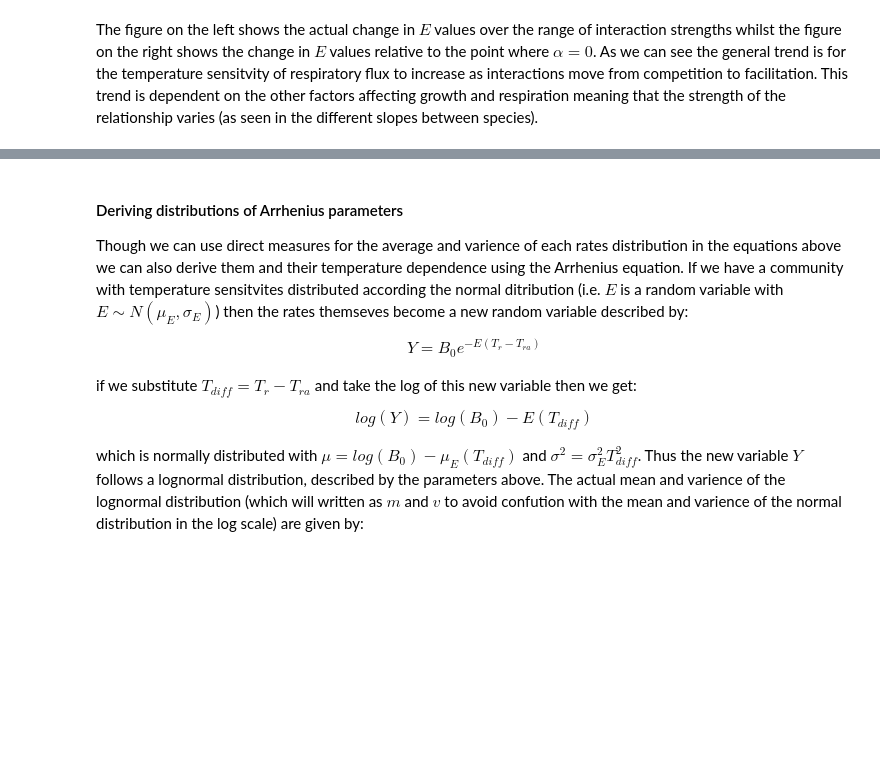
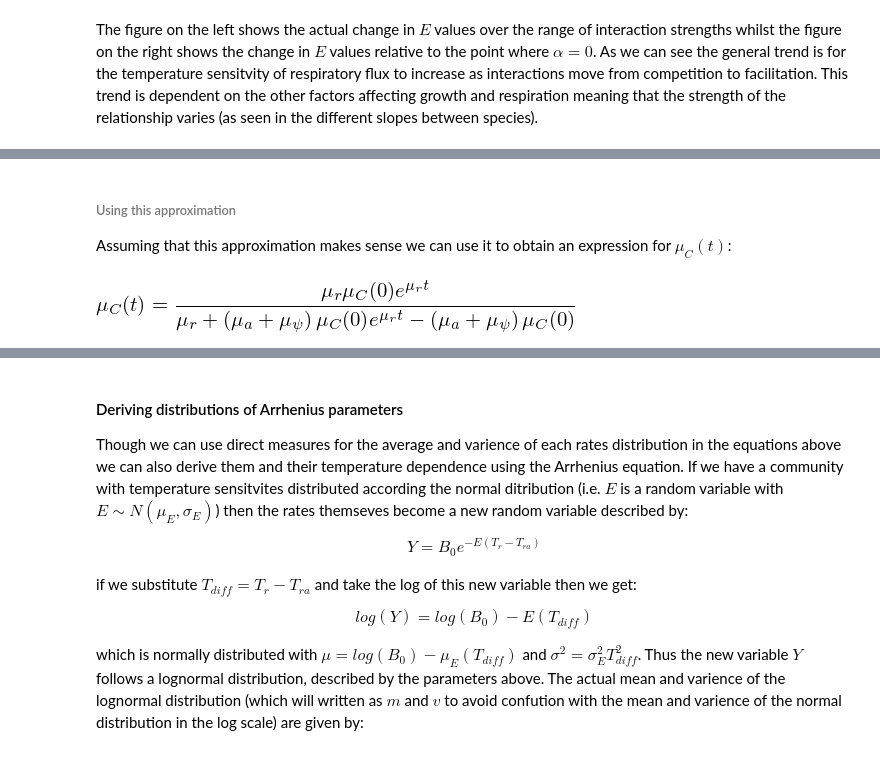
Before and after one commit to CleggTom/Bacteria_EcoFunc, a Jupyter notebook: notebooks/Models_main.ipynb, the cells around one changed output, grey strips where cells are left out. Saved outputs shown, nothing was run; the diff lists cells and outputs as text; code cells hidden in the pictures; blank space fills up the shorter version.

```diff
--- a/notebooks/Models_main.ipynb
+++ b/notebooks/Models_main.ipynb
@@ -498,0 +508,12 @@ and if we assume independence of uptake, respiration and summed interaction stre
+# %% [markdown]
+###### Using this approximation
+Assuming that this approximation makes sense we can use it to obtain an expression for $\mu_C(t)$:
+# %%
+ur,ua,up = var("mu_r,mu_a,mu_psi",positive = true,real=true)
+sr,sa,sp = var("sigma_r,sigma_a,sigma_psi",positive = true,real=true)
+sol = dsolve(Eq(uC.diff(t),uC*(ur - ua*uC - up*uC)))
+C1_sol = solve(sol.subs({t:0}),C1)[0]
+uC_sol = simplify(sol.subs({C1:C1_sol}))
+uC_sol
+# %% [output]
+[figure, added]
```
Also changed, not shown: parts of 46 cells of this notebook, 13 other files.
